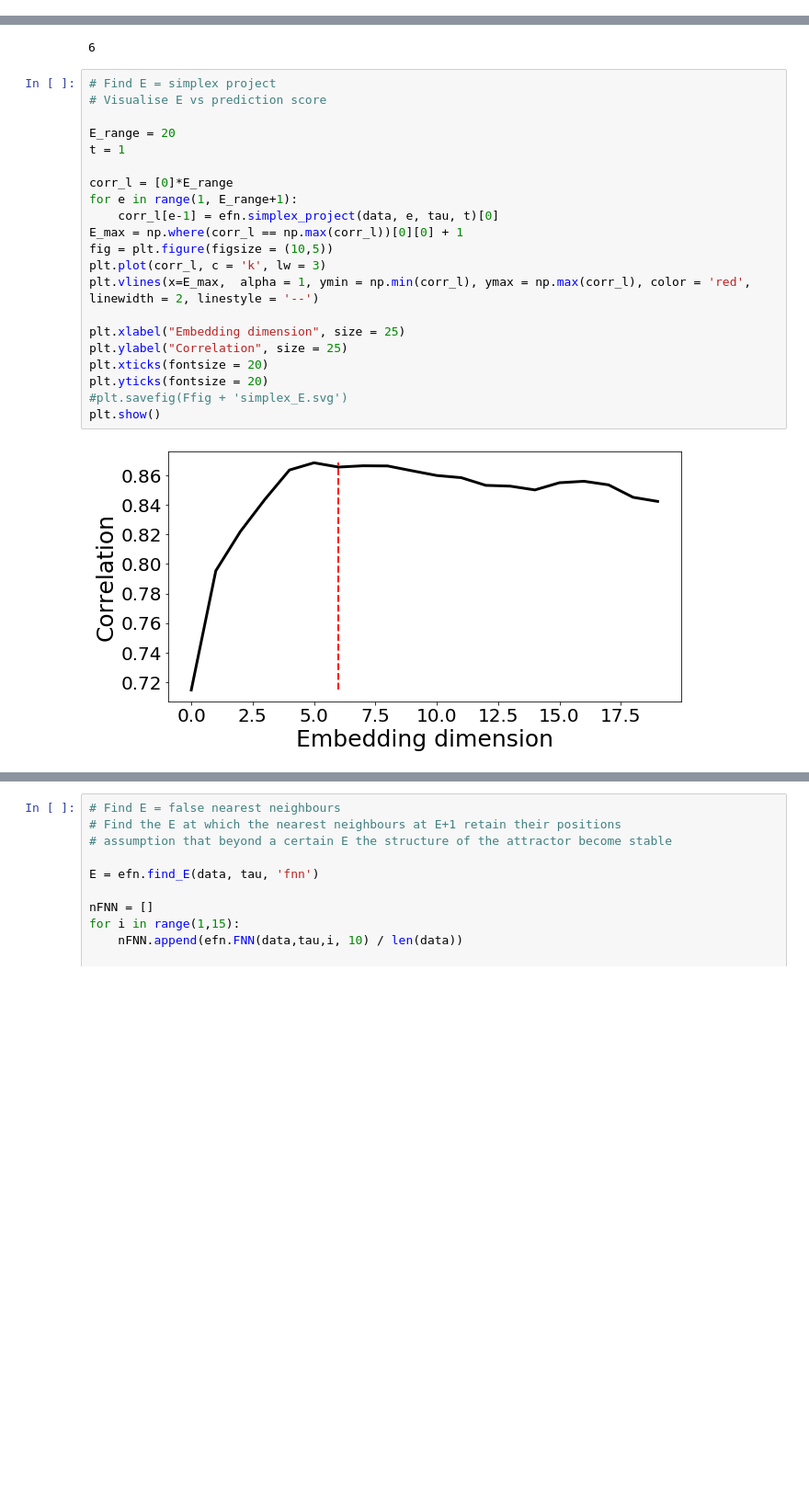
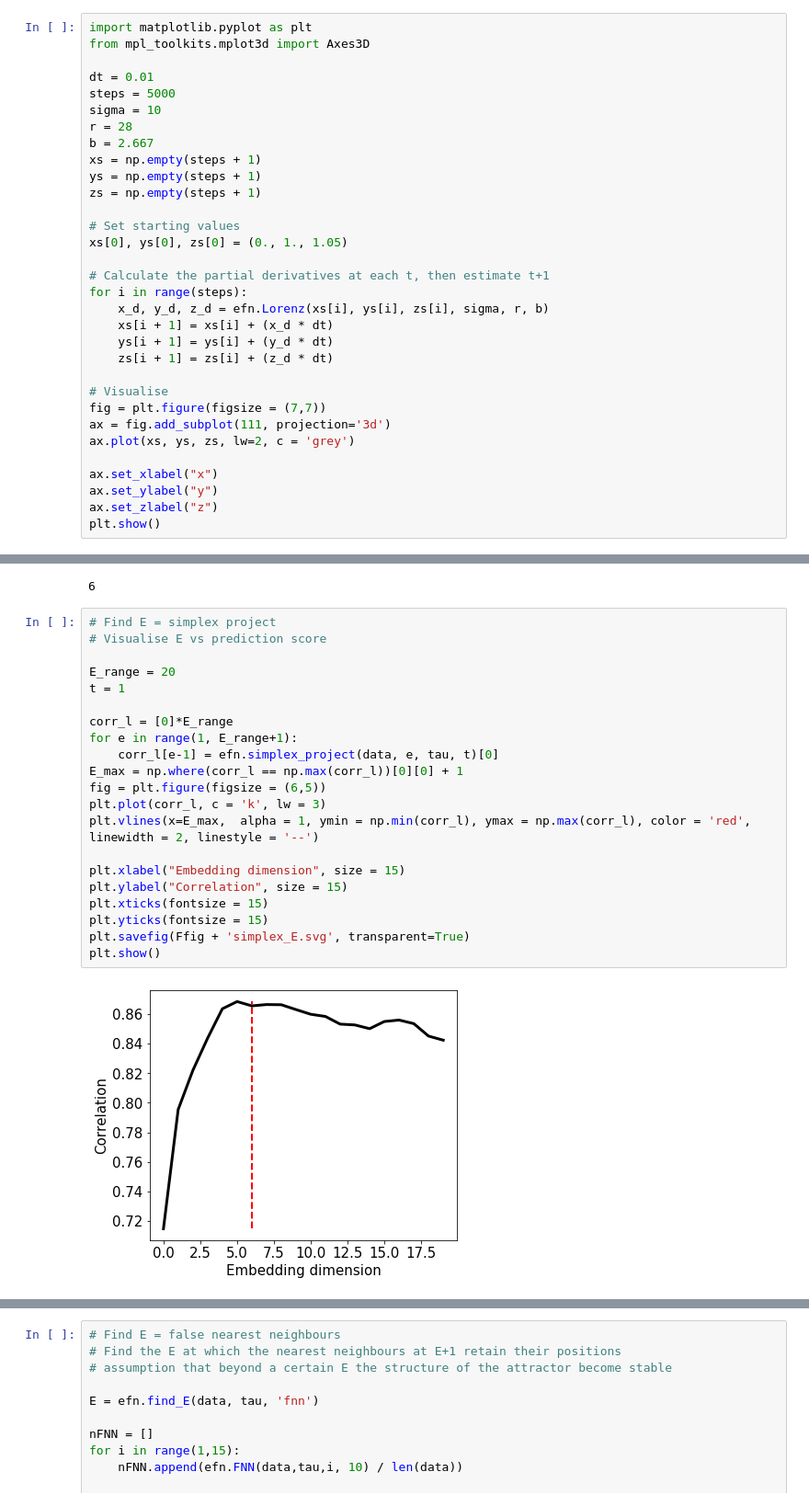
Before and after one commit to dafishcode/empirical_dynamic_modelling, a Jupyter notebook: CCM_run.ipynb, the cells around one changed output, grey strips where cells are left out. Shown at 92% size. Saved outputs shown, nothing was run; the diff lists cells and outputs as text; blank space fills up the shorter version.

```diff
--- a/CCM_run.ipynb
+++ b/CCM_run.ipynb
@@ -35,0 +36,32 @@ The autoreload extension is already loaded. To reload it, use:
+# %%
+import matplotlib.pyplot as plt
+from mpl_toolkits.mplot3d import Axes3D
+
+dt = 0.01
+steps = 5000
+sigma = 10
+r = 28
+b = 2.667
+xs = np.empty(steps + 1)
+ys = np.empty(steps + 1)
+zs = np.empty(steps + 1)
+
+# Set starting values
+xs[0], ys[0], zs[0] = (0., 1., 1.05)
+
+# Calculate the partial derivatives at each t, then estimate t+1
+for i in range(steps):
+    x_d, y_d, z_d = efn.Lorenz(xs[i], ys[i], zs[i], sigma, r, b)
+    xs[i + 1] = xs[i] + (x_d * dt)
+    ys[i + 1] = ys[i] + (y_d * dt)
+    zs[i + 1] = zs[i] + (z_d * dt)
+
+# Visualise
+fig = plt.figure(figsize = (7,7))
+ax = fig.add_subplot(111, projection='3d')
+ax.plot(xs, ys, zs, lw=2, c = 'grey')
+
+ax.set_xlabel("x")
+ax.set_ylabel("y")
+ax.set_zlabel("z")
+plt.show()
@@ -249,26 +372,26 @@ print(E)
 # %%
 # Find E = simplex project
 # Visualise E vs prediction score
 
 E_range = 20
 t = 1
 
 corr_l = [0]*E_range
 for e in range(1, E_range+1):
     corr_l[e-1] = efn.simplex_project(data, e, tau, t)[0]
 E_max = np.where(corr_l == np.max(corr_l))[0][0] + 1
-fig = plt.figure(figsize = (10,5))
+fig = plt.figure(figsize = (6,5))
 plt.plot(corr_l, c = 'k', lw = 3)
 plt.vlines(x=E_max,  alpha = 1, ymin = np.min(corr_l), ymax = np.max(corr_l), color = 'red', linewidth = 2, linestyle = '--')
 
-plt.xlabel("Embedding dimension", size = 25)
-plt.ylabel("Correlation", size = 25)
-plt.xticks(fontsize = 20)
-plt.yticks(fontsize = 20)
-#plt.savefig(Ffig + 'simplex_E.svg')
+plt.xlabel("Embedding dimension", size = 15)
+plt.ylabel("Correlation", size = 15)
+plt.xticks(fontsize = 15)
+plt.yticks(fontsize = 15)
+plt.savefig(Ffig + 'simplex_E.svg', transparent=True)
 plt.show()
 # %% [output]
-[figure, old version]
+[figure, new version]
 # %%
 # Find E = simplex project
 # Visualise observed vs predicted time series
```
Also changed, not shown: parts of 27 cells of this notebook, 13 other files.
